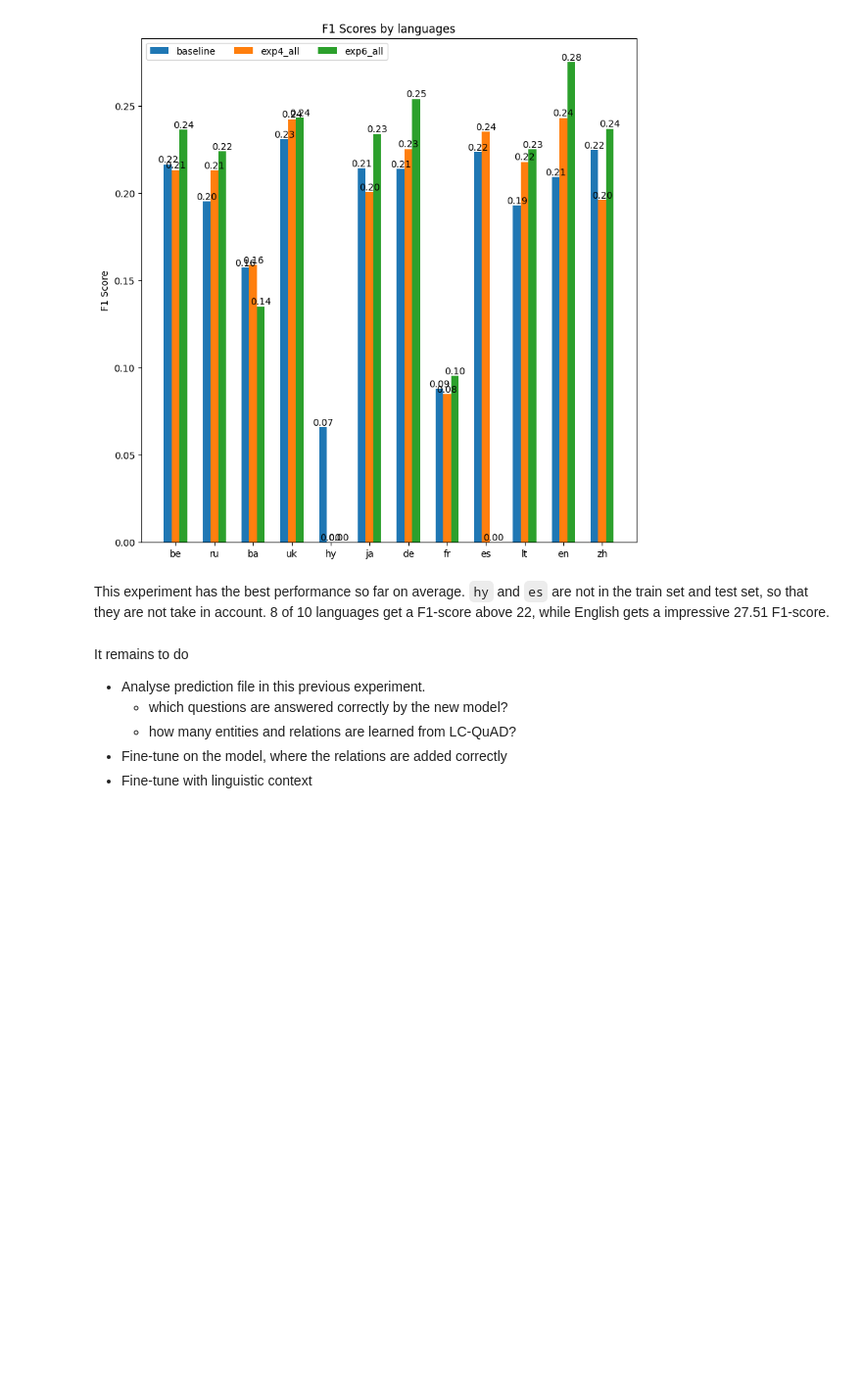
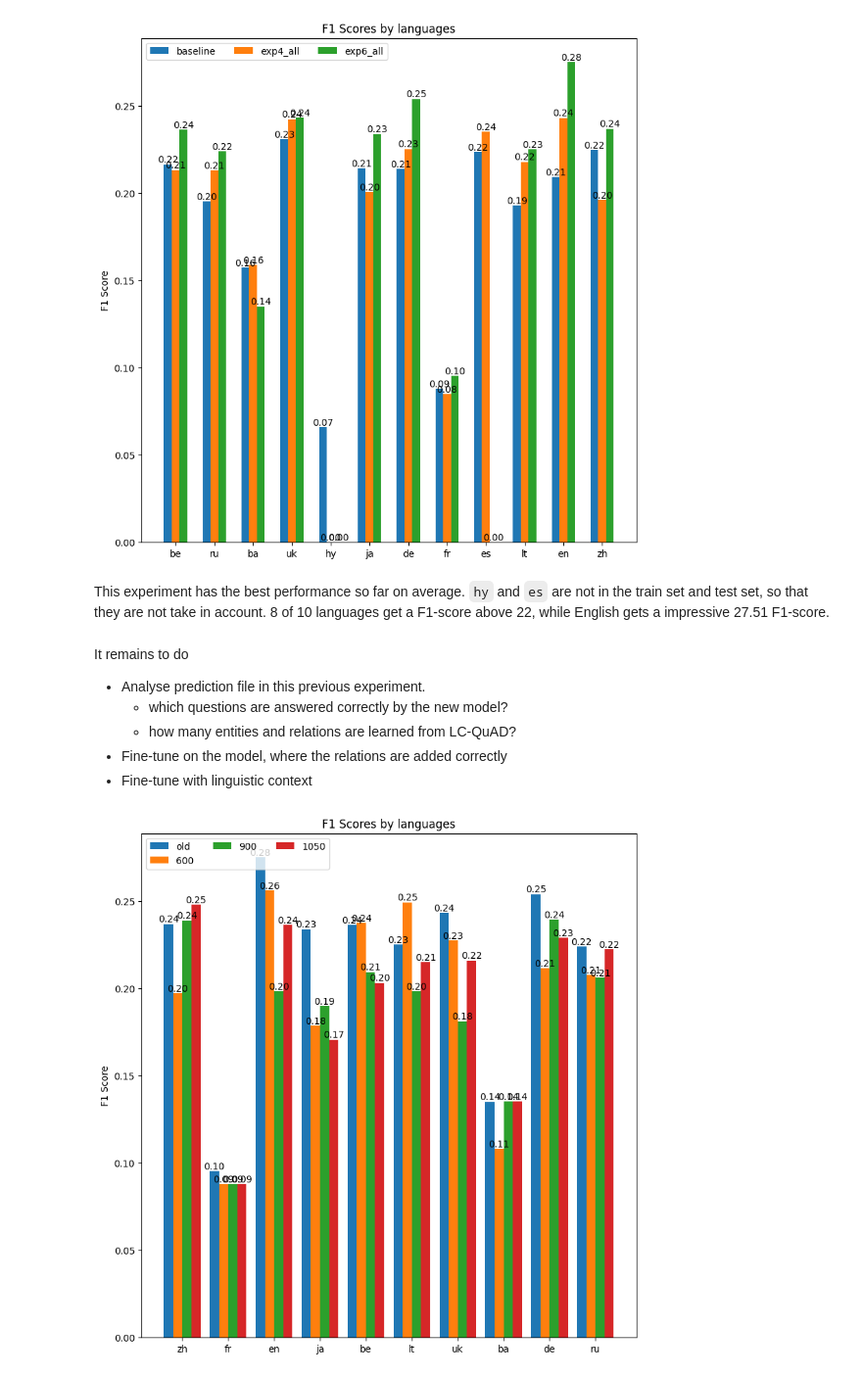
Before and after one commit to dice-group/MST5, a Jupyter notebook: notebooks/eval_results.ipynb, the cells around one changed output. Shown at 98% size. Saved outputs shown, nothing was run; the diff lists cells and outputs as text; code cells hidden in the pictures; blank space fills up the shorter version.

Commit message:
update results

```diff
--- a/notebooks/eval_results.ipynb
+++ b/notebooks/eval_results.ipynb
@@ -647,3 +647,16 @@ It remains to do
   - how many entities and relations are learned from LC-QuAD?
 - Fine-tune on the model, where the relations are added correctly
 - Fine-tune with linguistic context
+# %%
+exp6_600 = pd.read_csv("../gerbil_results/qald9-plus-all-600.csv")
+exp6_900 = pd.read_csv("../gerbil_results/qald9-plus-all-900.csv")
+exp6_1050 = pd.read_csv("../gerbil_results/qald9-plus-all-1050.csv")
+# %%
+plot({
+    "old": exp6_all,
+    "600": exp6_600,
+    "900": exp6_900,
+    "1050": exp6_1050
+}, x_distance=2)
+# %% [output]
+[figure, added]
```
